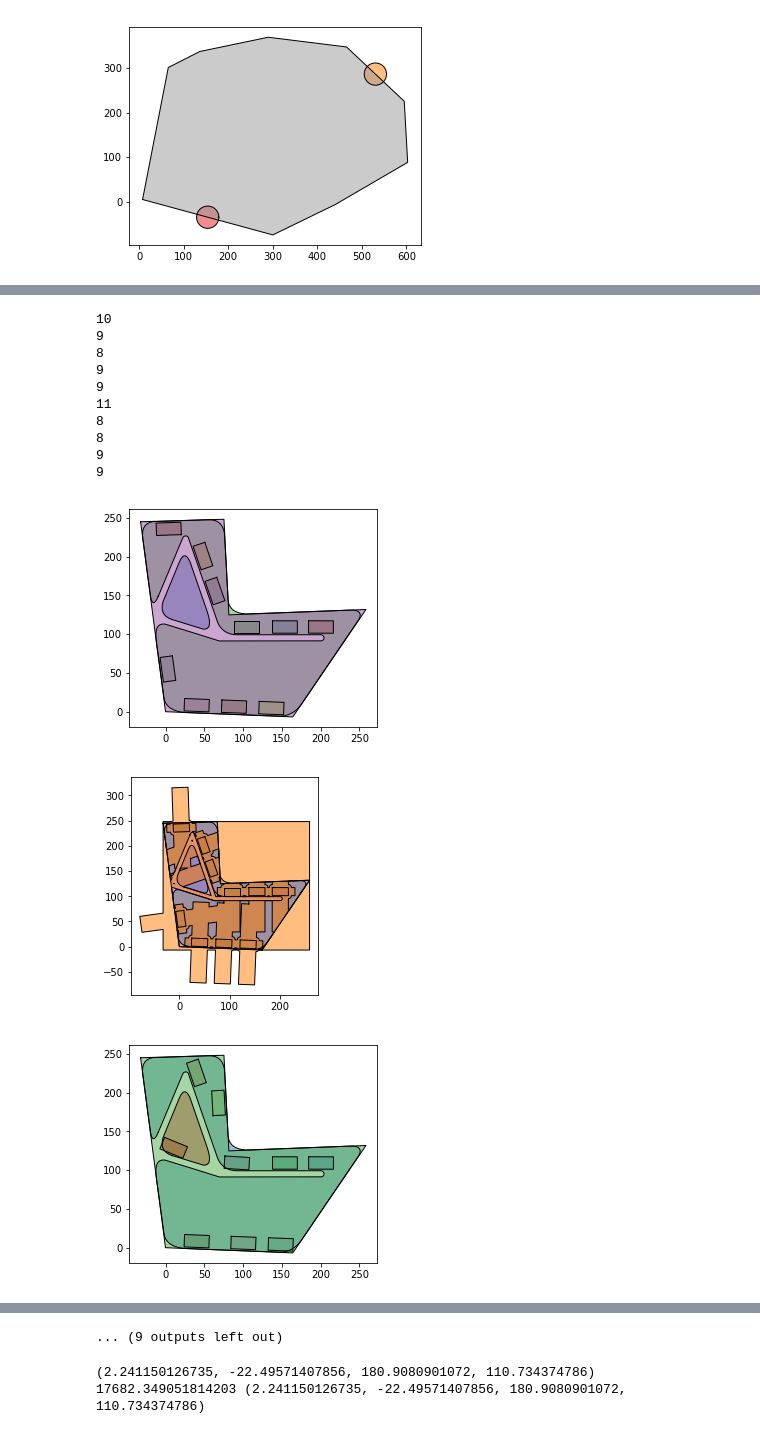
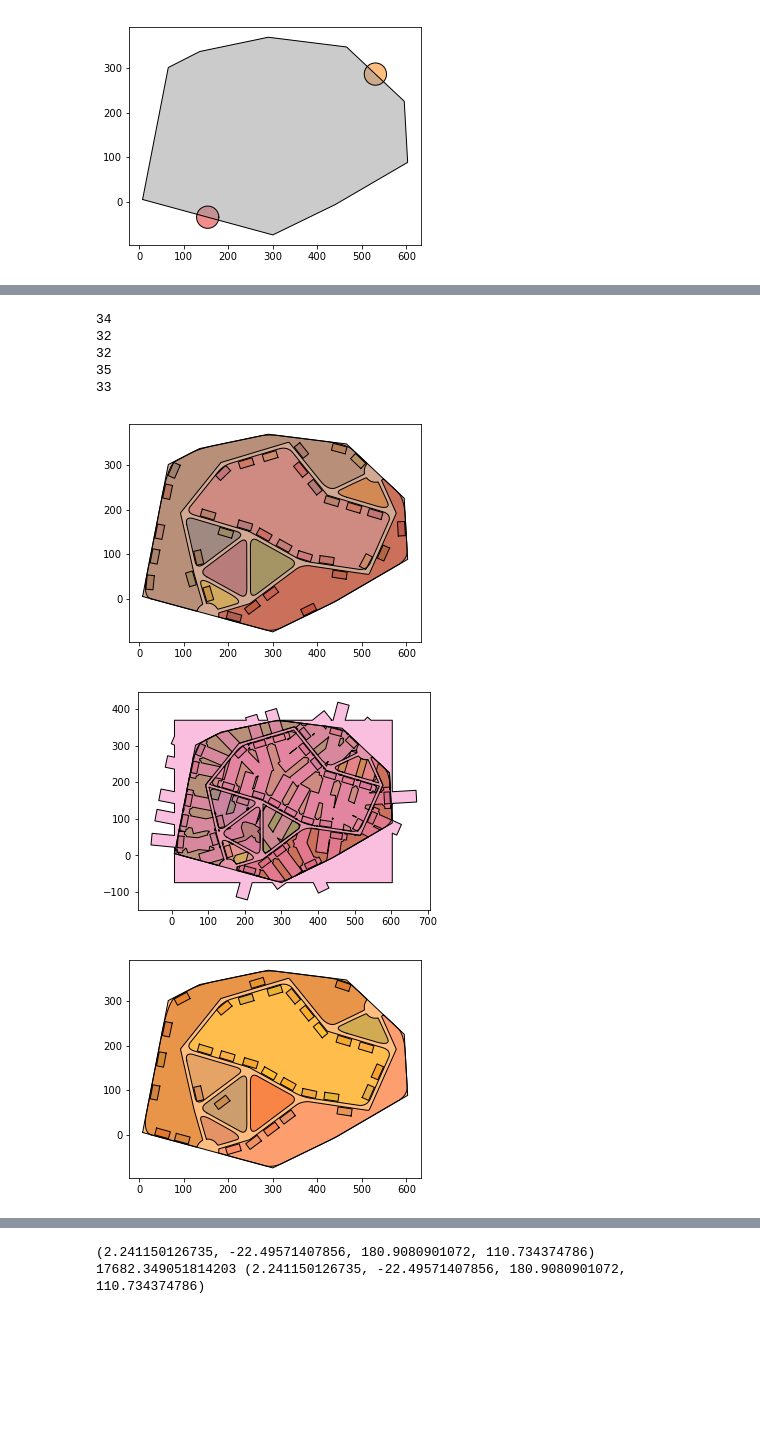
Before and after one commit to tristanwqy/basemap, a Jupyter notebook: circle_algo.ipynb, the cells around one changed output, grey strips where cells are left out. Saved outputs shown, nothing was run; the diff lists cells and outputs as text; code cells hidden in the pictures; blank space fills up the shorter version.

```diff
--- a/circle_algo.ipynb
+++ b/circle_algo.ipynb
@@ -70,7 +70,7 @@ base5 = Polygon([
 ])
 series = [base1, base2, base3, base4, base5]
 # %%
-base = base1
+base = base4
 print(base.area)
 gpd.GeoSeries([base,base.envelope]).plot()
 # %% [output]
@@ -80,6 +80,7 @@ gpd.GeoSeries([base,base.envelope]).plot()
 # %%
 from shapely.ops import cascaded_union
 import random
+import copy
 
 def get_corners(length, width, rotate_angle, center):
     if isinstance(center, Point):
@@ -167,25 +168,6 @@ def get_roads_v2(collection, base, max_distance):
     return roads
 
 
-def get_curve_roads(collection):
-    roads = []
-    for i in range(len(collection) - 1):
-        for j in range(i + 1, len(collection)):
-            element1 = collection[i]
-            element2 = collection[j]
-            if element1.intersects(element2):
-                roads.append(LineString([element1.centroid, element2.centroid]))
-    curve_roads = []
-    for i in range(len(roads)):
-        for j in range(i + 1, len(roads)):
-            road1 = roads[i]
-            road2 = roads[j]
-            if road1.intersects(road2):
-                curve_roads.append(get_curve(road1.coords[0], road1.coords[1], road2.coords[1]))
-    curve_roads = cascaded_union(curve_roads)
-    return cascaded_union(roads), curve_roads
-
-
 def get_entrances(base, entrances_count=2, distance=100):
     coords = base.boundary.coords
     lines = []
@@ -223,7 +205,7 @@ def get_buffered_sections(collection, buffer):
 
 
 def generate_plans(collection_buffered, overall_shadows, overall_buildings, fix_angle=None):
-    random.shuffle(collection_buffered)
+    # random.shuffle(collection_buffered)
     for our_base in collection_buffered:
         building_line = our_base
         if building_line.is_empty:
@@ -282,7 +264,7 @@ def generate_collection(min_r, max_r, density=20, resolution=4, entrace_collecti
             if base.buffer(-15).contains(point):
                 point_list.append(point)
 
-    collection = entrace_collection
+    collection = copy.deepcopy(entrace_collection)
     max_iteration = 1000
     iter = 0
     while len(point_list) > 0 or iter > max_iteration:
@@ -430,37 +425,34 @@ print(coverage)
 # %%
 import random
 
-for i in range(10):
+for i in range(5):
     overall_buildings = None
     overall_shadows = cascaded_union([base.symmetric_difference(base.envelope), cascaded_roads])
     list_to_display = []
     building_lines = []
-    for buffer in range(-10, -30, -10):
+    for buffer in range(-10, -50, -10):
         new_collection_buffered = get_buffered_sections(new_collection, buffer)
         overall_buildings, overall_shadows = generate_plans(new_collection_buffered, overall_shadows, overall_buildings,
                                                             fix_angle=None)
 
 
     list_to_display.extend(overall_buildings)
     list_to_display.extend(new_collection)
     list_to_display.append(base)
     # list_to_display.append(cascaded_roads)
     # list_to_display.extend(building_lines)
-    gpd.GeoSeries(list_to_display).plot()
-    list_to_display.append(overall_shadows)
-    gpd.GeoSeries(list_to_display).plot()
-    print(len(overall_buildings))
+    if len(overall_buildings) >= 0:
+        gpd.GeoSeries(list_to_display).plot()
+        list_to_display.append(overall_shadows)
+        gpd.GeoSeries(list_to_display).plot()
+        print(len(overall_buildings))
+plt.show()
 # %% [output]
-10
-9
-8
-9
-9
-11
-8
-8
-9
-9
+34
+32
+32
+35
+33
-[figure, old version]
+[figure, new version]
-[figure, old version]
+[figure, new version]
-[figure, old version]
+[figure, new version]
@@ -475,4 +465,3 @@ for i in range(10):
-... (9 outputs left out)
 # %%
 from shapely.affinity import *
 our_base = scale(base4, xfact=0.3, yfact=0.3, origin=(0, 0))
```
Also changed, not shown: parts of 3 cells of this notebook.
